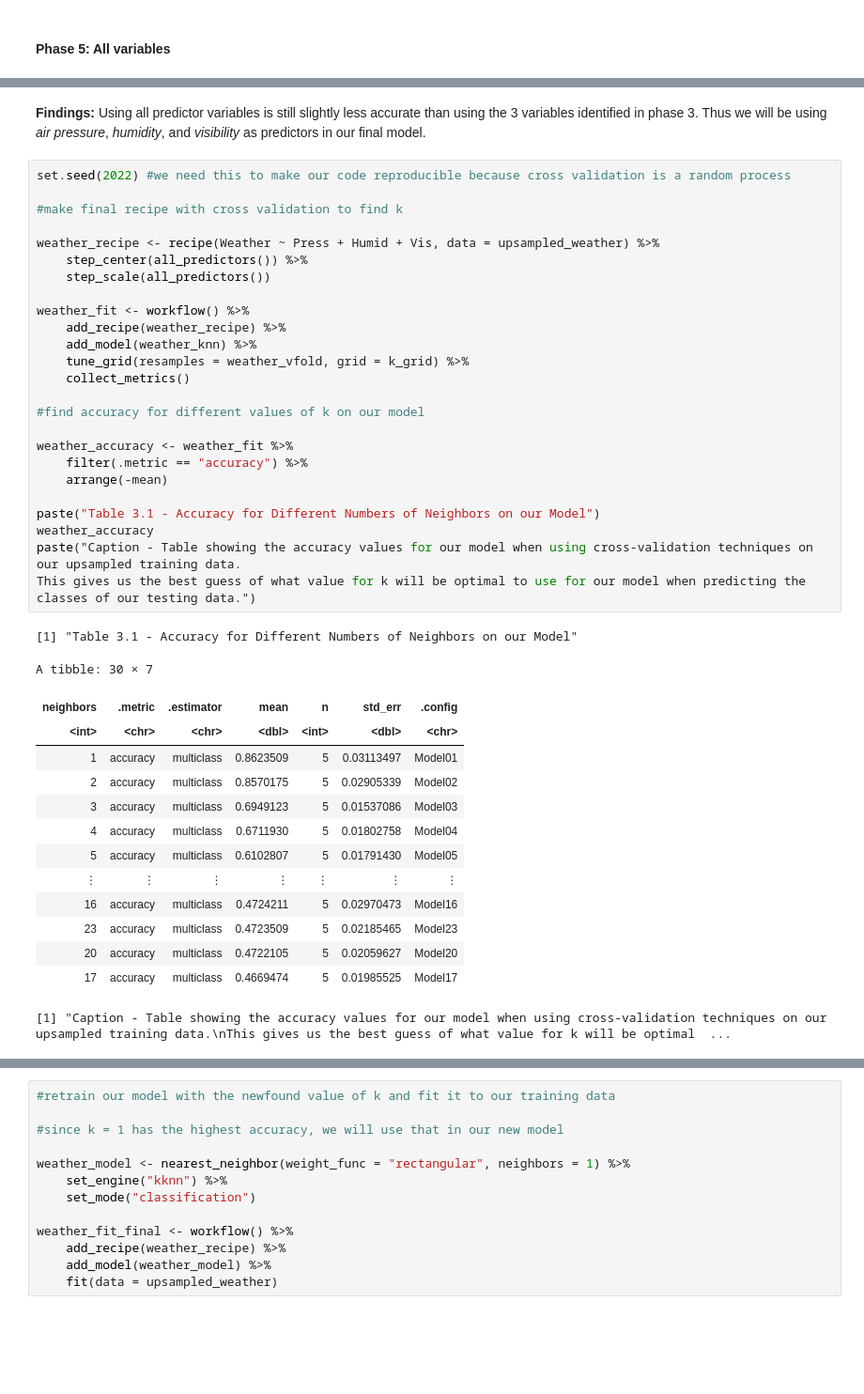
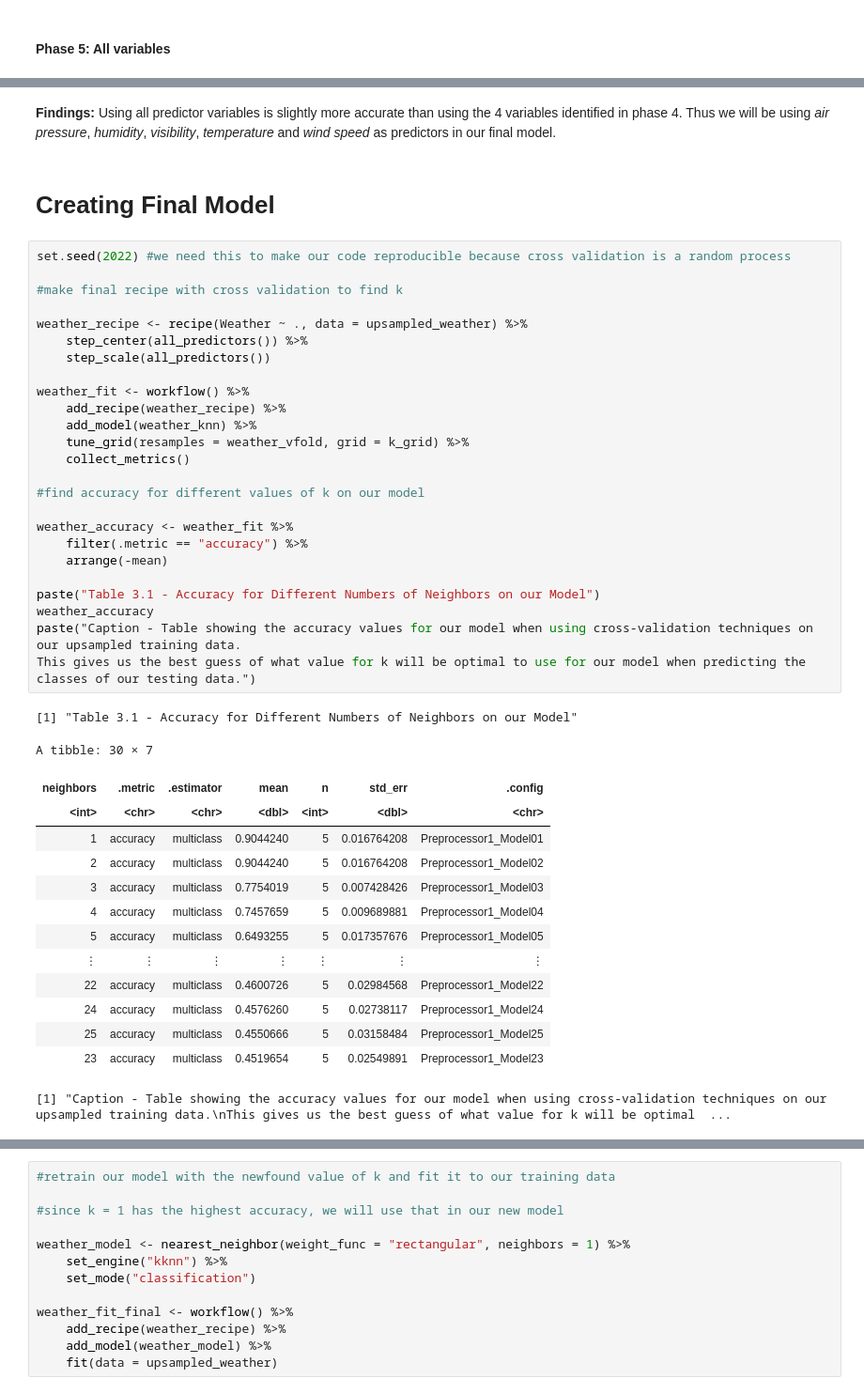
Before and after one commit to hyunseokjg/DSCI100-Group15-Project, a Jupyter notebook: Final_Report.ipynb, the cells around one changed output, grey strips where cells are left out. Shown at 94% size. Saved outputs shown, nothing was run; the diff lists cells and outputs as text; blank space fills up the shorter version.

```diff
--- a/Final_Report.ipynb
+++ b/Final_Report.ipynb
@@ -737,46 +736,48 @@ A tibble: 1 × 7
 [1] "Caption - Highest accuracy and the accompanying number of neighbors \nwhen forward selection is done with all predictor variables "
 # %% [markdown]
-**Findings:** Using all predictor variables is still slightly less accurate than using the 3 variables identified in phase 3. Thus we will be using *air pressure*, *humidity*, and *visibility* as predictors in our final model.
+**Findings:** Using all predictor variables is slightly more accurate than using the 4 variables identified in phase 4. Thus we will be using *air pressure*, *humidity*, *visibility*, *temperature* and *wind speed* as predictors in our final model.
+# %% [markdown]
+# Creating Final Model
 # %%
 set.seed(2022) #we need this to make our code reproducible because cross validation is a random process
 
 #make final recipe with cross validation to find k
 
-weather_recipe <- recipe(Weather ~ Press + Humid + Vis, data = upsampled_weather) %>%
+weather_recipe <- recipe(Weather ~ ., data = upsampled_weather) %>%
     step_center(all_predictors()) %>%
     step_scale(all_predictors())
 
 weather_fit <- workflow() %>%
     add_recipe(weather_recipe) %>%
     add_model(weather_knn) %>%
     tune_grid(resamples = weather_vfold, grid = k_grid) %>%
     collect_metrics()
 
 #find accuracy for different values of k on our model
 
 weather_accuracy <- weather_fit %>%
     filter(.metric == "accuracy") %>%
     arrange(-mean)
 
 paste("Table 3.1 - Accuracy for Different Numbers of Neighbors on our Model")
 weather_accuracy
 paste("Caption - Table showing the accuracy values for our model when using cross-validation techniques on our upsampled training data.
 This gives us the best guess of what value for k will be optimal to use for our model when predicting the classes of our testing data.")
 # %% [output]
 [1] "Table 3.1 - Accuracy for Different Numbers of Neighbors on our Model"
 A tibble: 30 × 7
 | neighbors | .metric | .estimator | mean | n | std_err | .config |
 | <int> | <chr> | <chr> | <dbl> | <int> | <dbl> | <chr> |
-| 1 | accuracy | multiclass | 0.8623509 | 5 | 0.03113497 | Model01 |
-| 2 | accuracy | multiclass | 0.8570175 | 5 | 0.02905339 | Model02 |
-| 3 | accuracy | multiclass | 0.6949123 | 5 | 0.01537086 | Model03 |
-| 4 | accuracy | multiclass | 0.6711930 | 5 | 0.01802758 | Model04 |
-| 5 | accuracy | multiclass | 0.6102807 | 5 | 0.01791430 | Model05 |
+| 1 | accuracy | multiclass | 0.9044240 | 5 | 0.016764208 | Preprocessor1_Model01 |
+| 2 | accuracy | multiclass | 0.9044240 | 5 | 0.016764208 | Preprocessor1_Model02 |
+| 3 | accuracy | multiclass | 0.7754019 | 5 | 0.007428426 | Preprocessor1_Model03 |
+| 4 | accuracy | multiclass | 0.7457659 | 5 | 0.009689881 | Preprocessor1_Model04 |
+| 5 | accuracy | multiclass | 0.6493255 | 5 | 0.017357676 | Preprocessor1_Model05 |
 | ⋮ | ⋮ | ⋮ | ⋮ | ⋮ | ⋮ | ⋮ |
-| 16 | accuracy | multiclass | 0.4724211 | 5 | 0.02970473 | Model16 |
-| 23 | accuracy | multiclass | 0.4723509 | 5 | 0.02185465 | Model23 |
-| 20 | accuracy | multiclass | 0.4722105 | 5 | 0.02059627 | Model20 |
-| 17 | accuracy | multiclass | 0.4669474 | 5 | 0.01985525 | Model17 |
+| 22 | accuracy | multiclass | 0.4600726 | 5 | 0.02984568 | Preprocessor1_Model22 |
+| 24 | accuracy | multiclass | 0.4576260 | 5 | 0.02738117 | Preprocessor1_Model24 |
+| 25 | accuracy | multiclass | 0.4550666 | 5 | 0.03158484 | Preprocessor1_Model25 |
+| 23 | accuracy | multiclass | 0.4519654 | 5 | 0.02549891 | Preprocessor1_Model23 |
 [1] "Caption - Table showing the accuracy values for our model when using cross-validation techniques on our upsampled training data.\nThis gives us the best guess of what value for k will be optimal  ...
 # %%
 #create line plot with data points for accuracy estimate vs neighbors to find optimal k value
```
Also changed, not shown: parts of 27 cells of this notebook.
